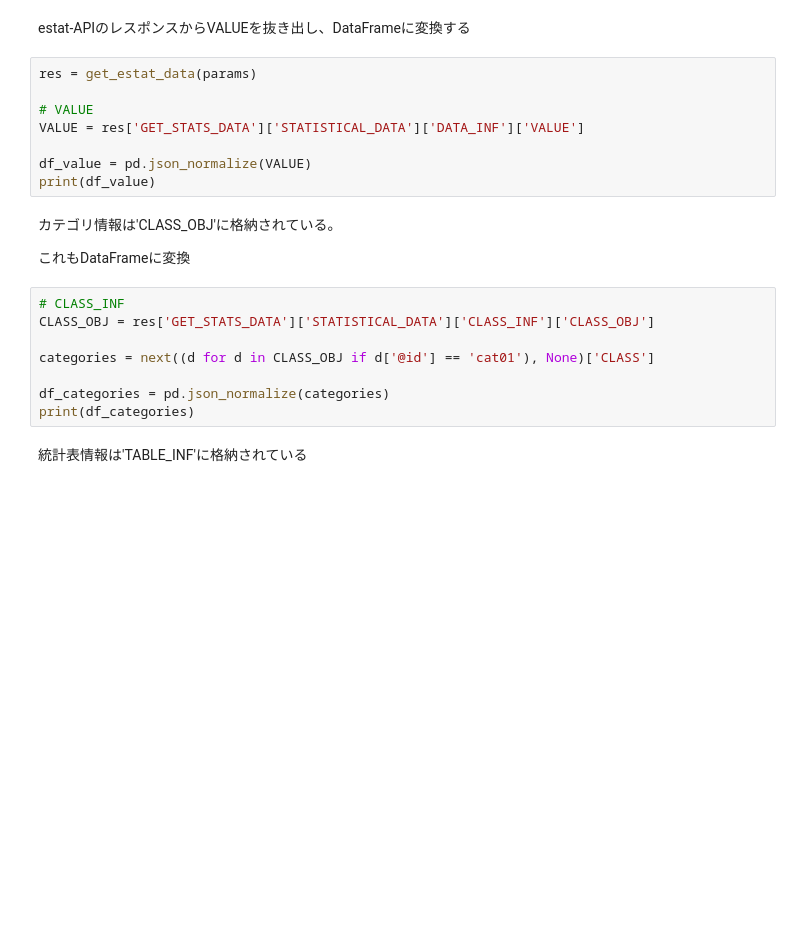
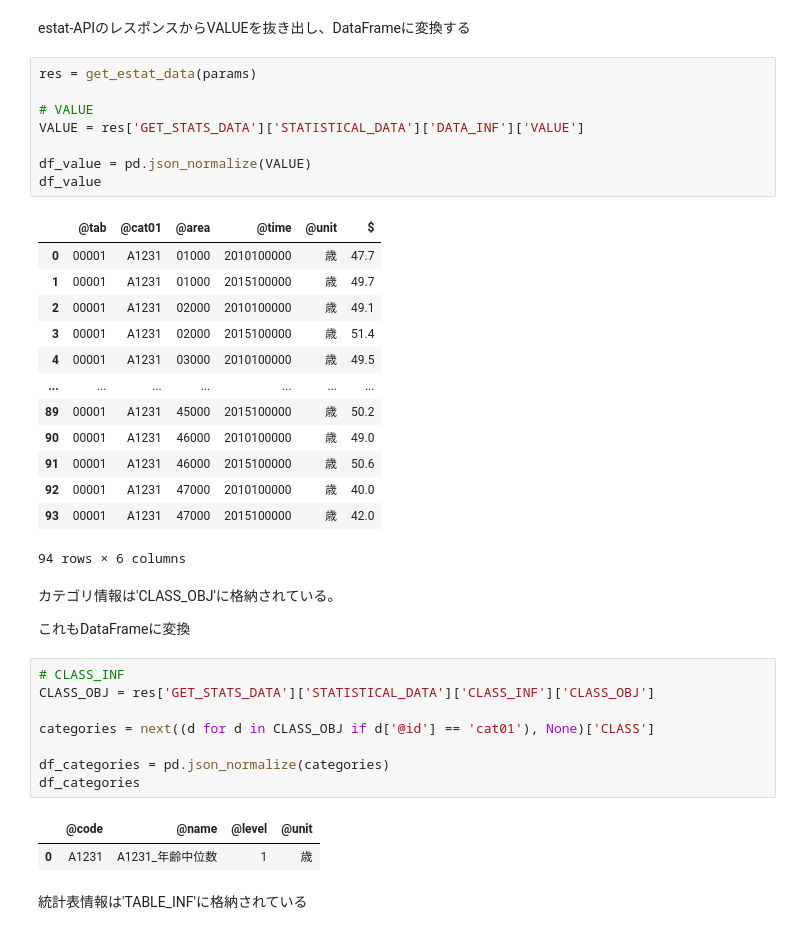
Before and after one commit to dicechick373/dicechick373, a Jupyter notebook: estat_APIのデータ分析.ipynb, the cells around one changed output. Drawn from its saved outputs; the diff is of its cells as text; blank space fills up the shorter version.

```diff
--- a/estat_APIのデータ分析.ipynb
+++ b/estat_APIのデータ分析.ipynb
@@ -187,11 +245,25 @@ estat-APIのレスポンスからVALUEを抜き出し、DataFrameに変換する
 # %%
 res = get_estat_data(params)
 
 # VALUE
 VALUE = res['GET_STATS_DATA']['STATISTICAL_DATA']['DATA_INF']['VALUE']
 
 df_value = pd.json_normalize(VALUE)
-print(df_value)
+df_value
+# %% [output]
+|  | @tab | @cat01 | @area | @time | @unit | $ |
+| 0 | 00001 | A1231 | 01000 | 2010100000 | 歳 | 47.7 |
+| 1 | 00001 | A1231 | 01000 | 2015100000 | 歳 | 49.7 |
+| 2 | 00001 | A1231 | 02000 | 2010100000 | 歳 | 49.1 |
+| 3 | 00001 | A1231 | 02000 | 2015100000 | 歳 | 51.4 |
+| 4 | 00001 | A1231 | 03000 | 2010100000 | 歳 | 49.5 |
+| ... | ... | ... | ... | ... | ... | ... |
+| 89 | 00001 | A1231 | 45000 | 2015100000 | 歳 | 50.2 |
+| 90 | 00001 | A1231 | 46000 | 2010100000 | 歳 | 49.0 |
+| 91 | 00001 | A1231 | 46000 | 2015100000 | 歳 | 50.6 |
+| 92 | 00001 | A1231 | 47000 | 2010100000 | 歳 | 40.0 |
+| 93 | 00001 | A1231 | 47000 | 2015100000 | 歳 | 42.0 |
+94 rows × 6 columns
 # %% [markdown]
 カテゴリ情報は'CLASS_OBJ'に格納されている。
 
@@ -203,7 +275,10 @@ CLASS_OBJ = res['GET_STATS_DATA']['STATISTICAL_DATA']['CLASS_INF']['CLASS_OBJ']
 categories = next((d for d in CLASS_OBJ if d['@id'] == 'cat01'), None)['CLASS']
 
 df_categories = pd.json_normalize(categories)
-print(df_categories)
+df_categories
+# %% [output]
+|  | @code | @name | @level | @unit |
+| 0 | A1231 | A1231_年齢中位数 | 1 | 歳 |
 # %% [markdown]
 統計表情報は'TABLE_INF'に格納されている
 # %%
```
Also changed, not shown: parts of 15 cells of this notebook.
